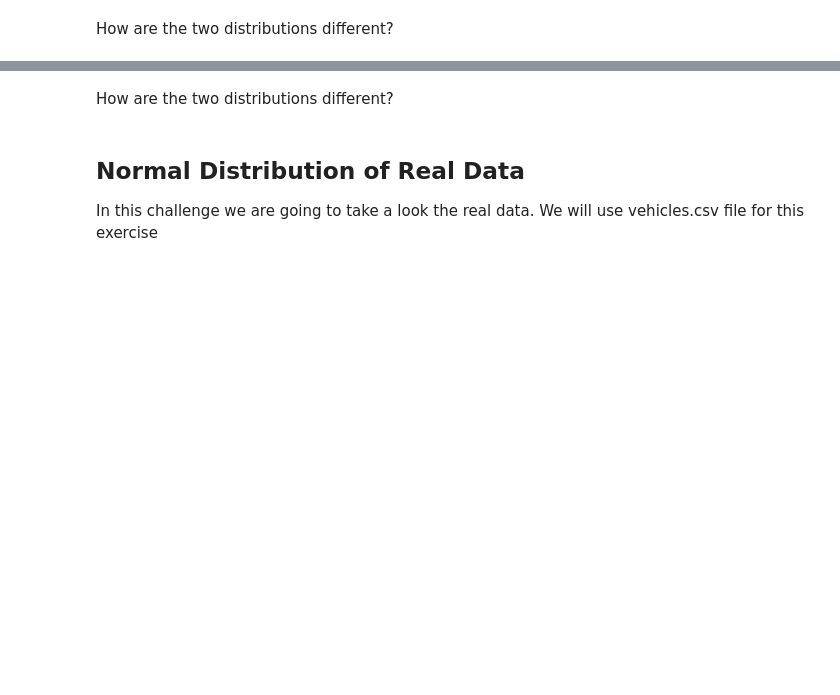
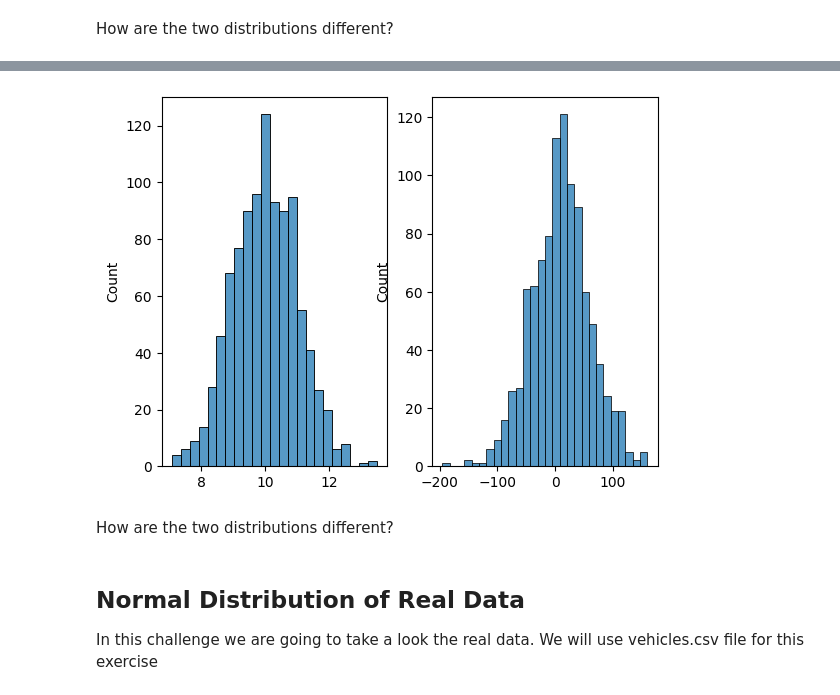
Before and after one commit to Ironhack-Data-Madrid-Octubre-2023/6.1-lab_continuous_probability_distributions, a Jupyter notebook: your-code/main.ipynb, the cells around one changed output, grey strips where cells are left out. Drawn from its saved outputs; the diff is of its cells as text; code cells hidden in the pictures; blank space fills up the shorter version.

Commit message:
"Normal"

```diff
--- a/your-code/main.ipynb
+++ b/your-code/main.ipynb
@@ -76,3 +84,19 @@ Expected output:
+# %%
+def random_norm(amount, mean, std):
+
+    normal = norm(loc=mean, scale=std)
+    muestra = normal.rvs(size=amount)
+
+    return muestra
+# %%
+norm_1 = random_norm(1000, 10, 1)
+norm_2 = random_norm(1000, 10, 50)
+# %%
+fig, ax = plt.subplots(1, 2)
+sn.histplot(norm_1, ax = ax[0])
+sn.histplot(norm_2, ax = ax[1]);
+# %% [output]
+[figure, added]
 # %% [markdown]
 How are the two distributions different?
 # %%
```
Also changed, not shown: parts of 7 cells of this notebook.
